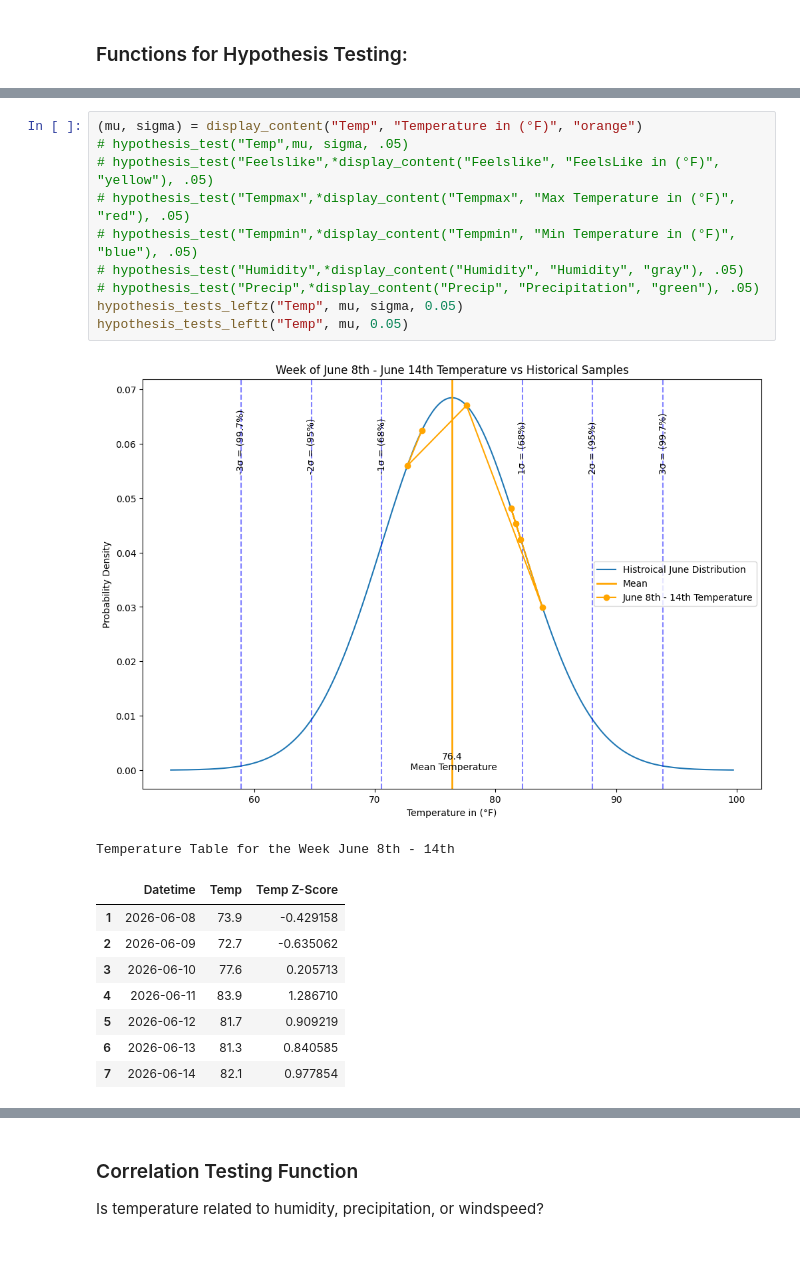
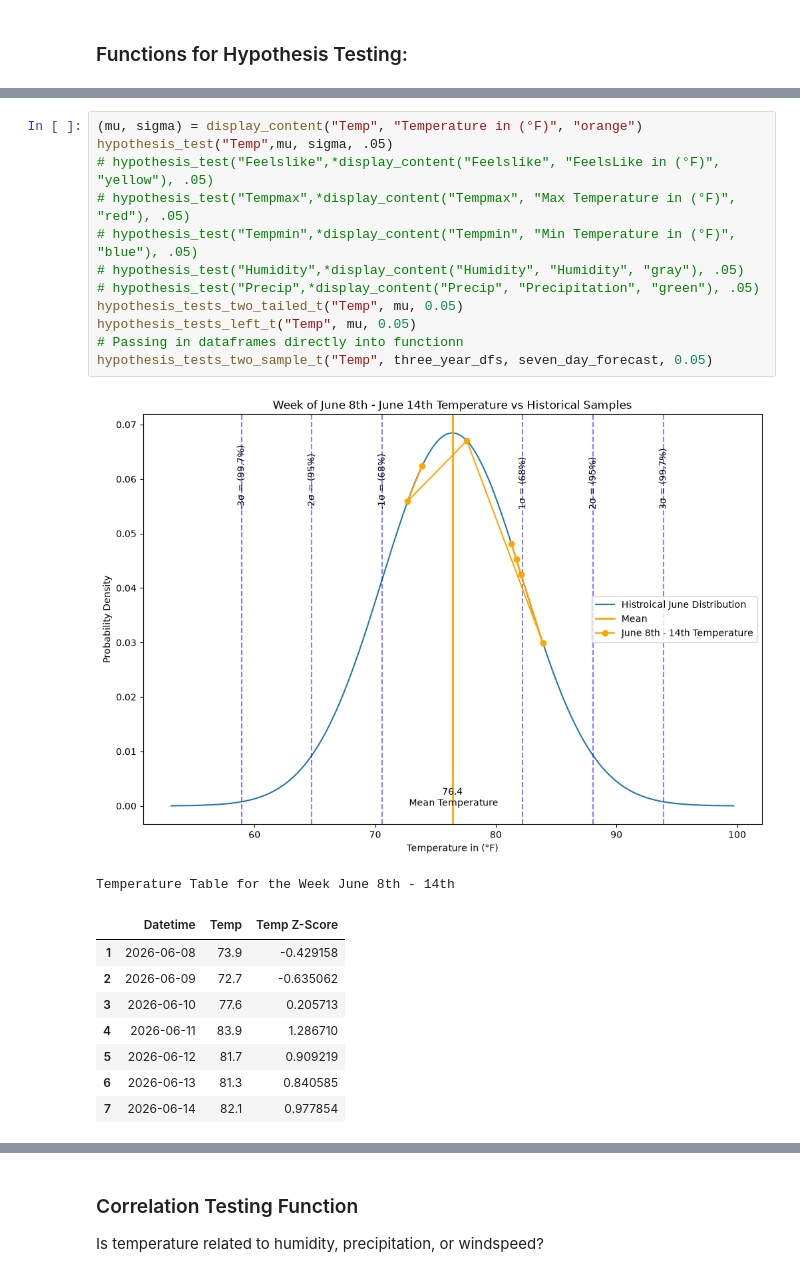
Before and after one commit to mnunez24/CMSC320_FinalProject, a Jupyter notebook: Submisson-Part-2.ipynb, the cells around one changed output, grey strips where cells are left out. Saved outputs shown, nothing was run; the diff lists cells and outputs as text.

Commit message:
Added 2 sample t test and removed 1 tail z test since we are working with samples and not total population

```diff
--- a/Submisson-Part-2.ipynb
+++ b/Submisson-Part-2.ipynb
@@ -286,15 +340,17 @@ def hypothesis_tests_leftz(label: str, mean: float, standard: float, alpha: floa
 # %%
 (mu, sigma) = display_content("Temp", "Temperature in (°F)", "orange")
-# hypothesis_test("Temp",mu, sigma, .05)
+hypothesis_test("Temp",mu, sigma, .05)
 # hypothesis_test("Feelslike",*display_content("Feelslike", "FeelsLike in (°F)", "yellow"), .05)
 # hypothesis_test("Tempmax",*display_content("Tempmax", "Max Temperature in (°F)", "red"), .05)
 # hypothesis_test("Tempmin",*display_content("Tempmin", "Min Temperature in (°F)", "blue"), .05)
 # hypothesis_test("Humidity",*display_content("Humidity", "Humidity", "gray"), .05)
 # hypothesis_test("Precip",*display_content("Precip", "Precipitation", "green"), .05)
-hypothesis_tests_leftz("Temp", mu, sigma, 0.05)
-hypothesis_tests_leftt("Temp", mu, 0.05)
+hypothesis_tests_two_tailed_t("Temp", mu, 0.05)
+hypothesis_tests_left_t("Temp", mu, 0.05)
+# Passing in dataframes directly into functionn
+hypothesis_tests_two_sample_t("Temp", three_year_dfs, seven_day_forecast, 0.05)
 # %% [output]
-[figure, old version]
+[figure, new version]
 Temperature Table for the Week June 8th - 14th
 |  | Datetime | Temp | Temp Z-Score |
 | 1 | 2026-06-08 | 73.9 | -0.429158 |
```
Also changed, not shown: parts of 6 cells of this notebook.
